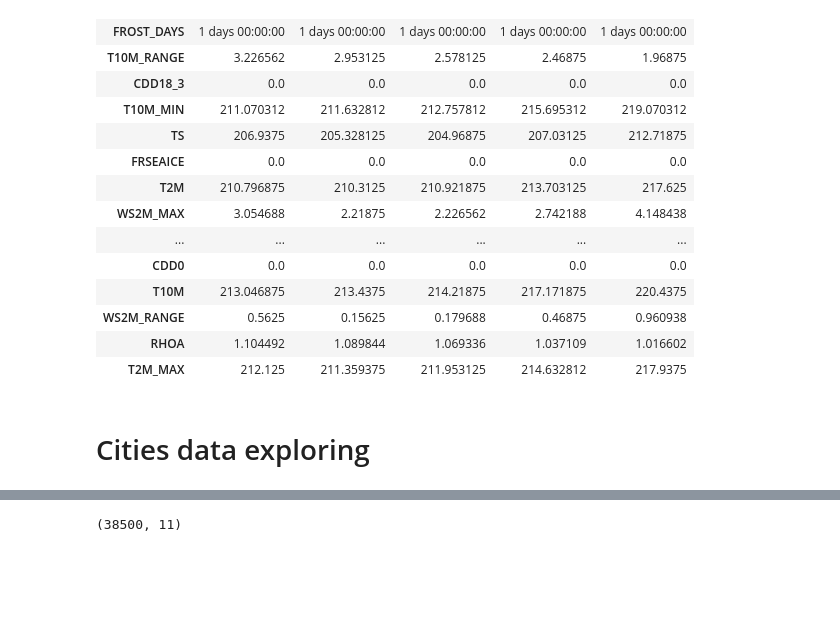
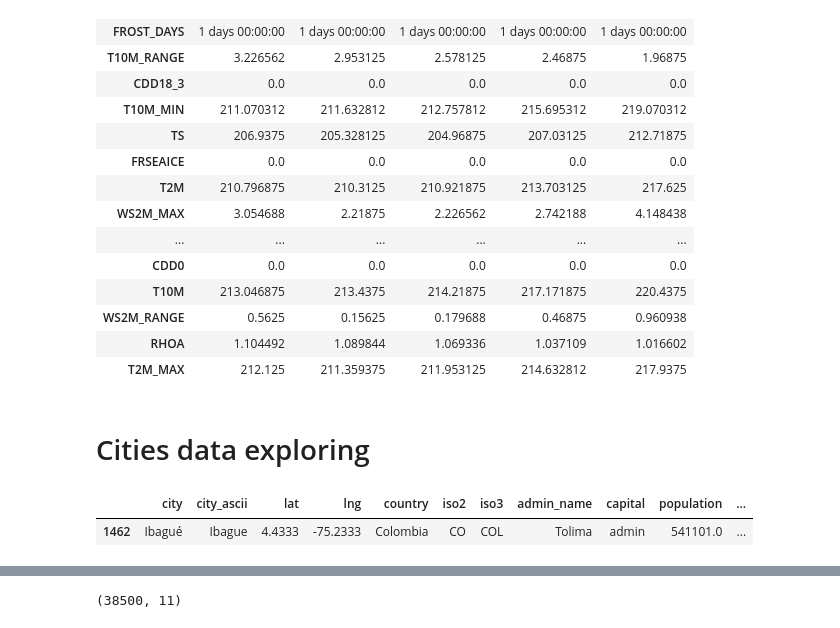
Before and after one commit to cancamilo/dataworks-gis, a Jupyter notebook: power_data_exploring.ipynb, the cells around one changed output, grey strips where cells are left out. Drawn from its saved outputs; the diff is of its cells as text; code cells hidden in the pictures; blank space fills up the shorter version.

```diff
--- a/power_data_exploring.ipynb
+++ b/power_data_exploring.ipynb
@@ -592,6 +592,11 @@ geo_df.head().T
 # Cities data exploring
 # %%
 cities = pd.read_csv("worldcities.csv")
+# %%
+cities[cities["city_ascii"] == "Ibague"]
+# %% [output]
+|  | city | city_ascii | lat | lng | country | iso2 | iso3 | admin_name | capital | population | ... |
+| 1462 | Ibagué | Ibague | 4.4333 | -75.2333 | Colombia | CO | COL | Tolima | admin | 541101.0 | ... |
 # %%
 cities
 # %% [output]
```
Also changed, not shown: 2 other files.
